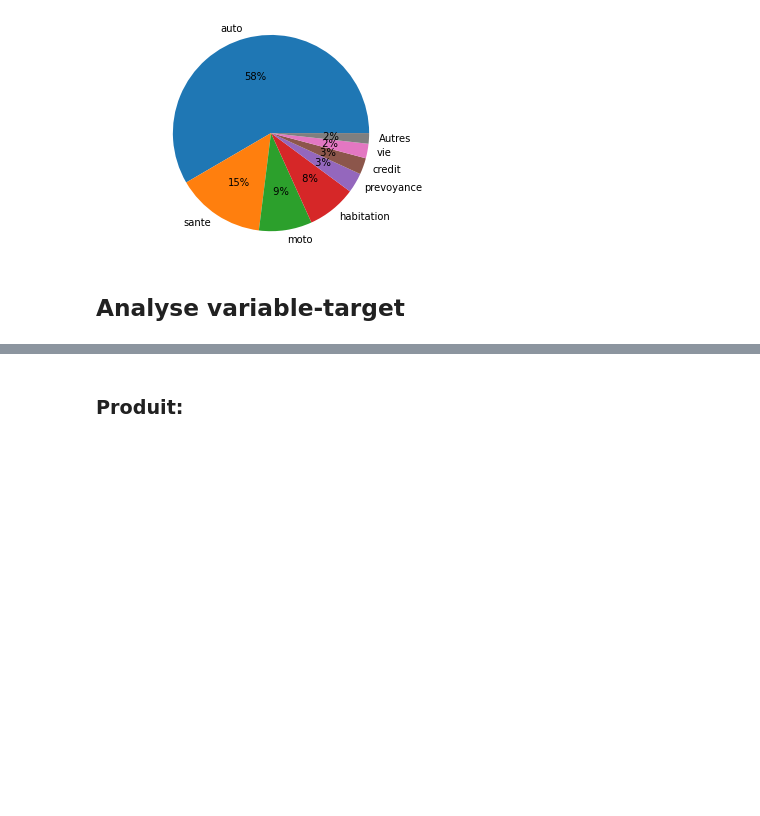
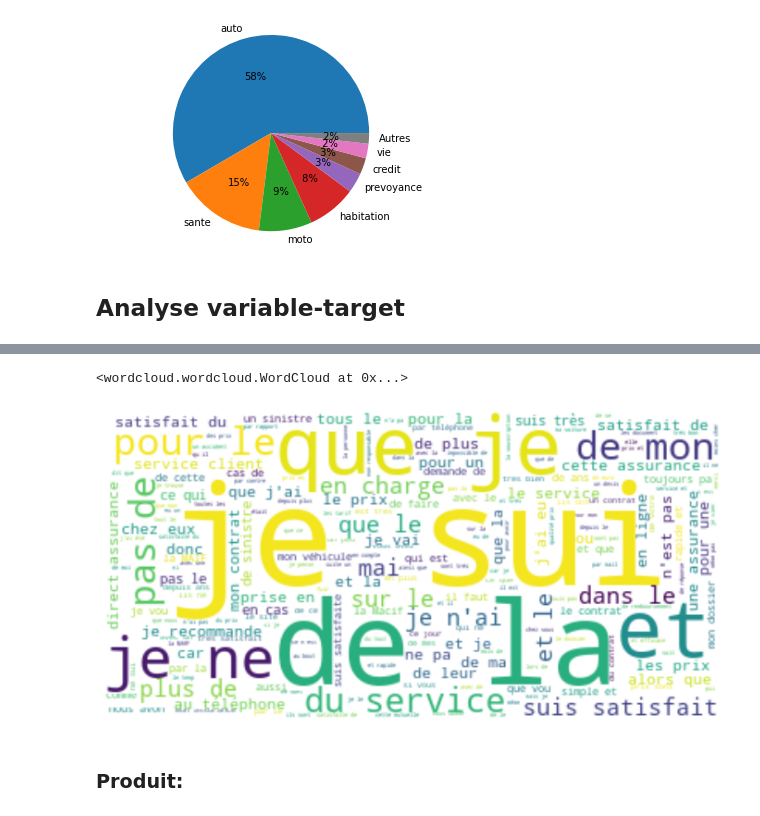
Before and after one commit to NandyBa/NLP-Project2, a Jupyter notebook: Analysis.ipynb, the cells around one changed output, grey strips where cells are left out. Saved outputs shown, nothing was run; the diff lists cells and outputs as text; code cells hidden in the pictures; blank space fills up the shorter version.

```diff
--- a/Analysis.ipynb
+++ b/Analysis.ipynb
@@ -240,0 +319,2 @@ percent_pie_chart(df_plot, 'produit')
+# %%
+wc = WordCloud(background_color="white")
@@ -241,3 +323,14 @@ percent_pie_chart(df_plot, 'produit')
+# %%
+wc.generate(Text)
+# %% [output]
+<wordcloud.wordcloud.WordCloud at 0x...>
+# %%
+plt.figure(figsize=(12,8))
+plt.imshow(wc, interpolation='bilinear')
+plt.axis("off")
+plt.show()
+# %% [output]
+[figure, added]
 # %% [markdown]
 ### Produit:
 # %%
```
Also changed, not shown: parts of 54 cells of this notebook, 21 other files.
